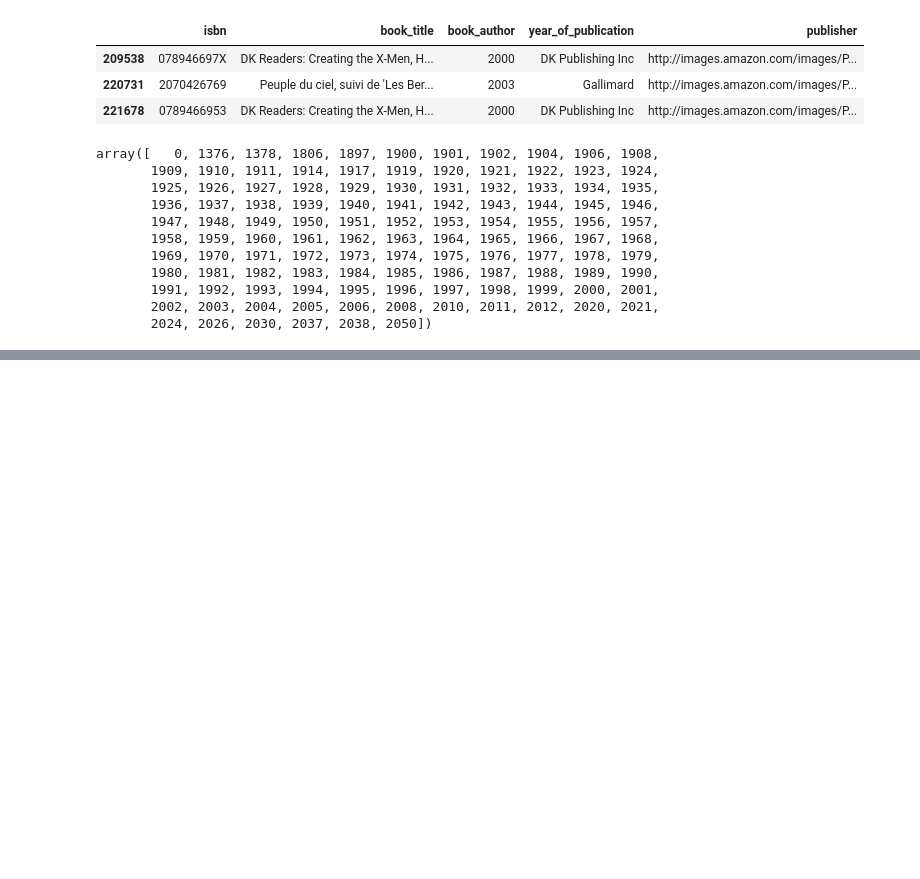
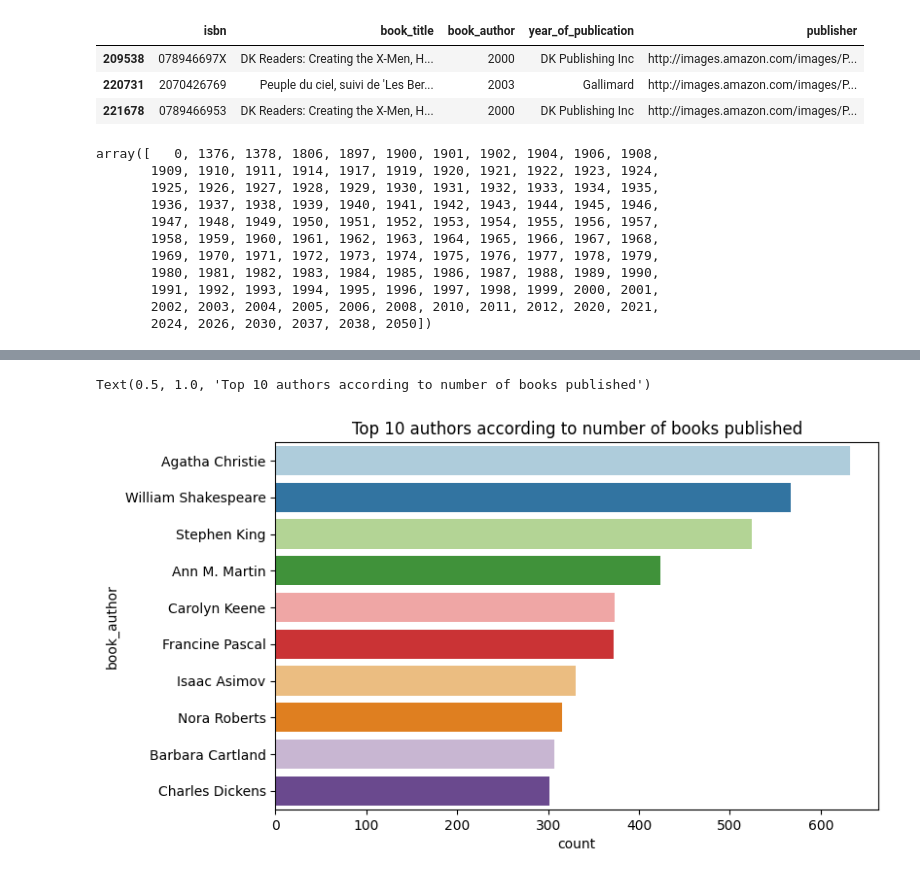
Before and after one commit to sahu-vishal/Book-Recommendation-System, a Jupyter notebook: Book_Recommendation_System.ipynb, the cells around one changed output, grey strips where cells are left out. Drawn from its saved outputs; the diff is of its cells as text; code cells hidden in the pictures; blank space fills up the shorter version.

```diff
--- a/Book_Recommendation_System.ipynb
+++ b/Book_Recommendation_System.ipynb
@@ -218,0 +228,2 @@ array([2002, 2001, 1991, 1999, 2000, 1993, 1996, 1988, 2004, 1998, 1994,
+# %%
+df_books['publisher'].fillna('Unknown',inplace=True)
@@ -219 +235,3 @@ array([2002, 2001, 1991, 1999, 2000, 1993, 1996, 1988, 2004, 1998, 1994,
+# %%
+df_books['book_author'].fillna('Unknown',inplace=True)
 # %%
@@ -234,4 +254,6 @@ def replace_values(index,column1,column2,column3,column4):
 replace_values(209538,'year_of_publication','book_author','book_title','publisher')
 replace_values(221678,'year_of_publication','book_author','book_title','publisher')
 replace_values(220731,'year_of_publication','book_author','book_title','publisher')
+# %%
+df_books['year_of_publication'] = df_books['year_of_publication'].astype(int)
 # %%
@@ -250,0 +324,6 @@ array([   0, 1376, 1378, 1806, 1897, 1900, 1901, 1902, 1904, 1906, 1908,
+# %%
+sns.countplot(y="book_author",palette = 'Paired', data=df_books,order=df_books['book_author'].value_counts().index[:10])
+plt.title("Top 10 authors according to number of books published")
+# %% [output]
+Text(0.5, 1.0, 'Top 10 authors according to number of books published')
+[figure, added]
```
Also changed, not shown: parts of 26 cells of this notebook.
